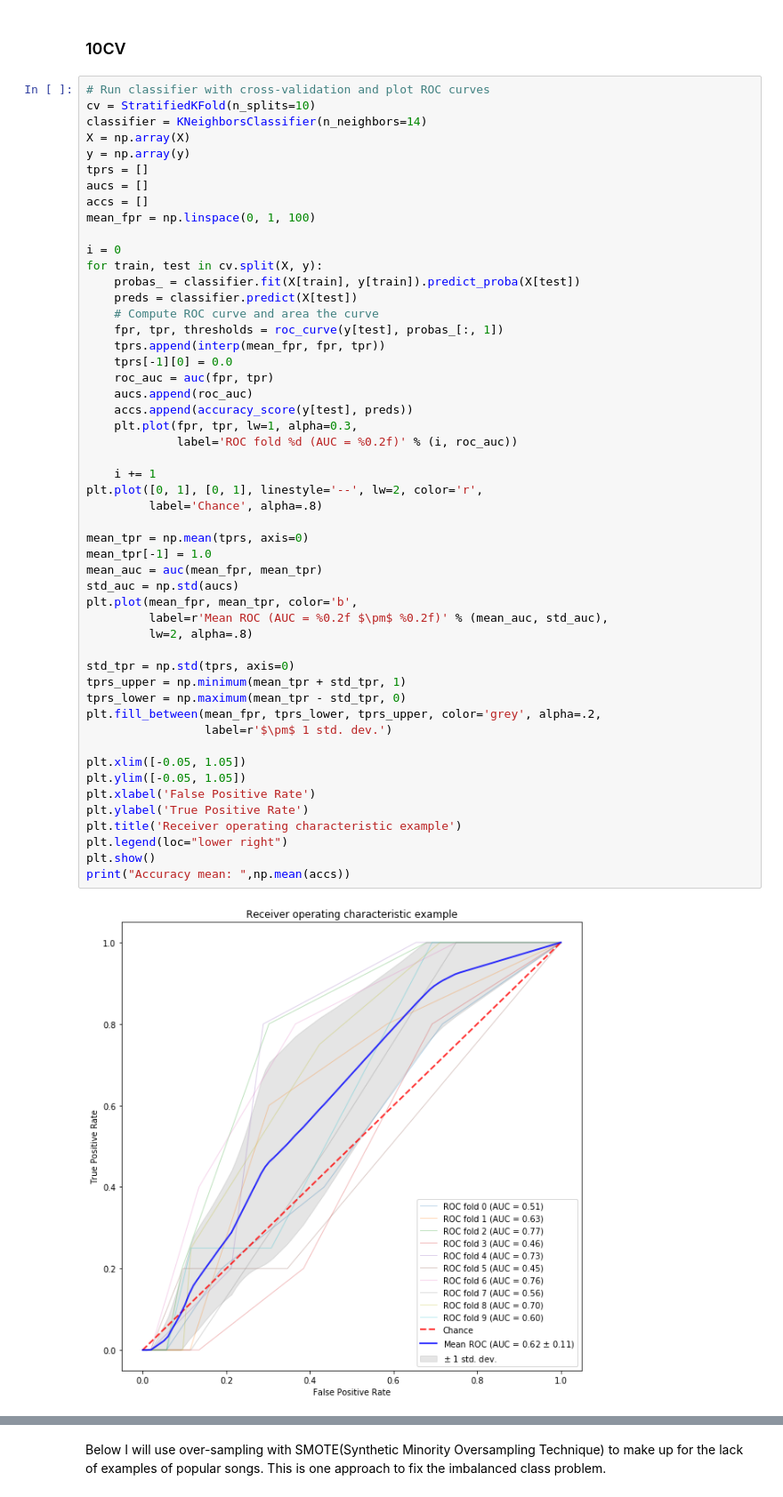
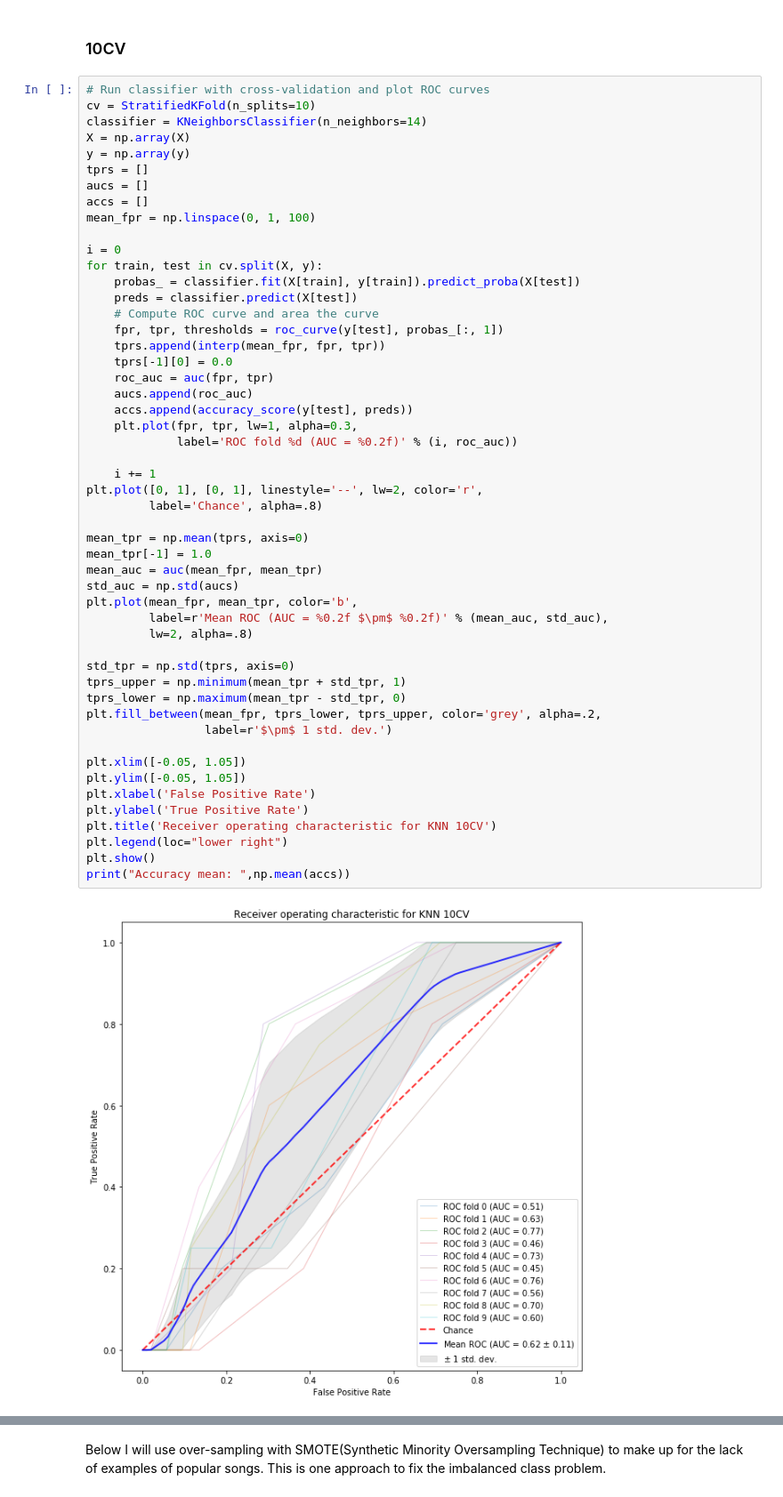
Before and after one commit to pawKer/Predicting-music-popularity, a Jupyter notebook: 3yp-main-new.ipynb, the cells around one changed output, grey strips where cells are left out. Shown: that part at 89% size. Drawn from its saved outputs; the diff is of its cells as text.

```diff
--- a/3yp-main-new.ipynb
+++ b/3yp-main-new.ipynb
@@ -455,35 +437,35 @@ for train, test in cv.split(X, y):
     accs.append(accuracy_score(y[test], preds))
     plt.plot(fpr, tpr, lw=1, alpha=0.3,
              label='ROC fold %d (AUC = %0.2f)' % (i, roc_auc))
 
     i += 1
 plt.plot([0, 1], [0, 1], linestyle='--', lw=2, color='r',
          label='Chance', alpha=.8)
 
 mean_tpr = np.mean(tprs, axis=0)
 mean_tpr[-1] = 1.0
 mean_auc = auc(mean_fpr, mean_tpr)
 std_auc = np.std(aucs)
 plt.plot(mean_fpr, mean_tpr, color='b',
          label=r'Mean ROC (AUC = %0.2f $\pm$ %0.2f)' % (mean_auc, std_auc),
          lw=2, alpha=.8)
 
 std_tpr = np.std(tprs, axis=0)
 tprs_upper = np.minimum(mean_tpr + std_tpr, 1)
 tprs_lower = np.maximum(mean_tpr - std_tpr, 0)
 plt.fill_between(mean_fpr, tprs_lower, tprs_upper, color='grey', alpha=.2,
                  label=r'$\pm$ 1 std. dev.')
 
 plt.xlim([-0.05, 1.05])
 plt.ylim([-0.05, 1.05])
 plt.xlabel('False Positive Rate')
 plt.ylabel('True Positive Rate')
-plt.title('Receiver operating characteristic example')
+plt.title('Receiver operating characteristic for KNN 10CV')
 plt.legend(loc="lower right")
 plt.show()
 print("Accuracy mean: ",np.mean(accs))
 # %% [output]
-[figure, old version]
+[figure, new version]
 Accuracy mean:  0.917621640308
 # %% [markdown]
 Below I will use over-sampling with SMOTE(Synthetic Minority Oversampling Technique) to make up for the lack of examples of popular songs. This is one approach to fix the imbalanced class problem.
```
Also changed, not shown: parts of 3 cells of this notebook, 1 other file.
